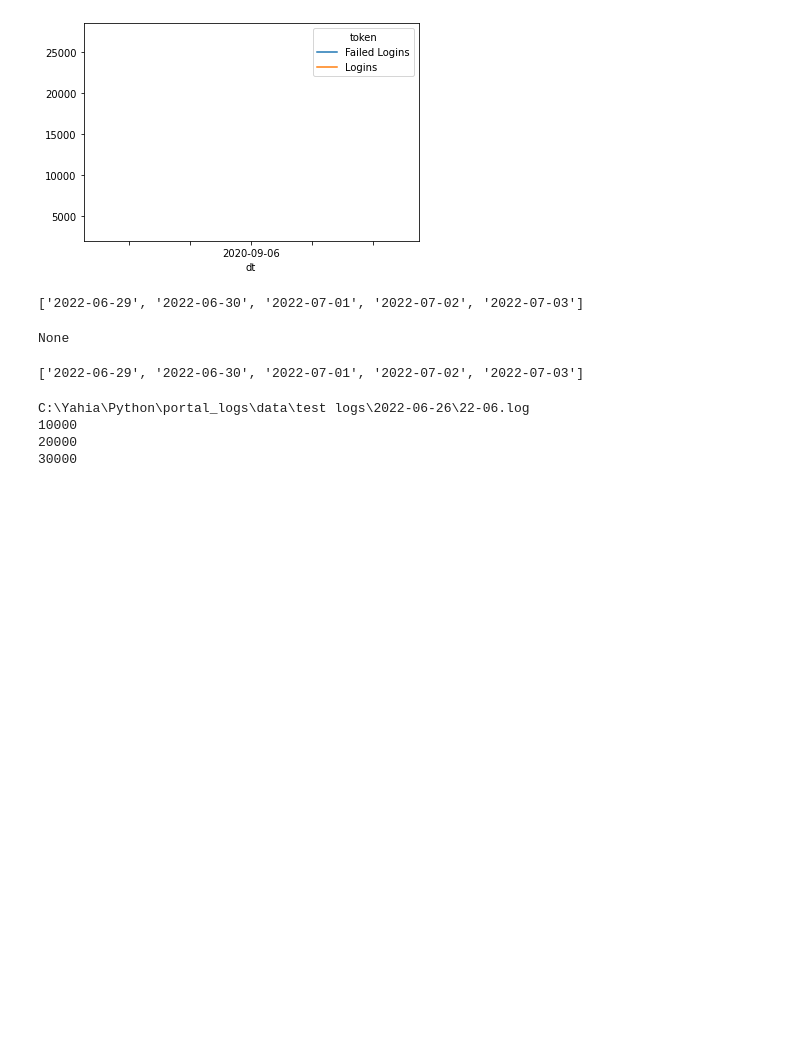
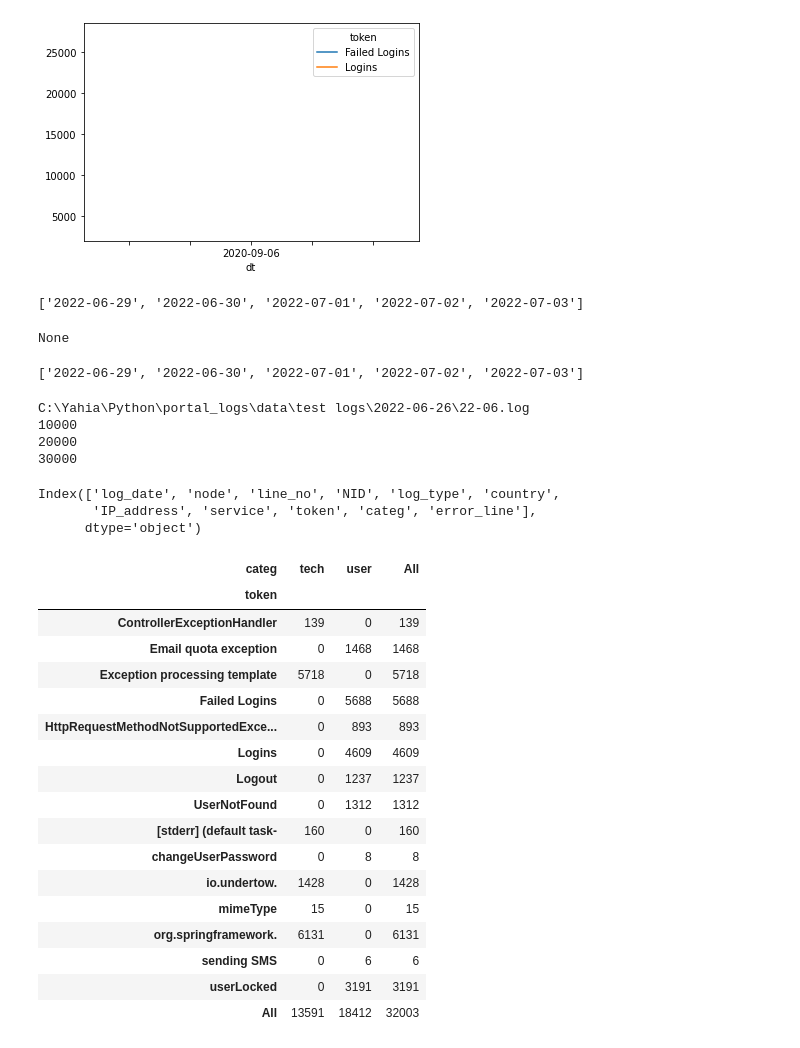
Before and after one commit to yjad/portal_logs, a Jupyter notebook: test.ipynb, the cells around one changed output. Cells and saved outputs as stored; diff of their text form; code cells hidden in the pictures; blank space fills up the shorter version.

```diff
--- a/test.ipynb
+++ b/test.ipynb
@@ -183,3 +183,32 @@ C:\Yahia\Python\portal_logs\data\test logs\2022-06-26\22-06.log
 10000
 20000
 30000
+# %%
+df  = pd.read_csv('.\\out\\xx.csv')
+df.columns
+# %% [output]
+Index(['log_date', 'node', 'line_no', 'NID', 'log_type', 'country',
+       'IP_address', 'service', 'token', 'categ', 'error_line'],
+      dtype='object')
+# %%
+# df.fillna(0).pivot_table(columns=df.categ, index=df.token, values = df.error_line, aggfunc='count')
+df.fillna(0).pivot_table(columns='categ', index='token', values = 'error_line', aggfunc='count', margins=True, fill_value=0)
+# %% [output]
+| categ | tech | user | All |
+| token |  |  |  |
+| ControllerExceptionHandler | 139 | 0 | 139 |
+| Email quota exception | 0 | 1468 | 1468 |
+| Exception processing template | 5718 | 0 | 5718 |
+| Failed Logins | 0 | 5688 | 5688 |
+| HttpRequestMethodNotSupportedExce... | 0 | 893 | 893 |
+| Logins | 0 | 4609 | 4609 |
+| Logout | 0 | 1237 | 1237 |
+| UserNotFound | 0 | 1312 | 1312 |
+| [stderr] (default task- | 160 | 0 | 160 |
+| changeUserPassword | 0 | 8 | 8 |
+| io.undertow. | 1428 | 0 | 1428 |
+| mimeType | 15 | 0 | 15 |
+| org.springframework. | 6131 | 0 | 6131 |
+| sending SMS | 0 | 6 | 6 |
+| userLocked | 0 | 3191 | 3191 |
+| All | 13591 | 18412 | 32003 |
```
Also changed, not shown: 5 other files.
